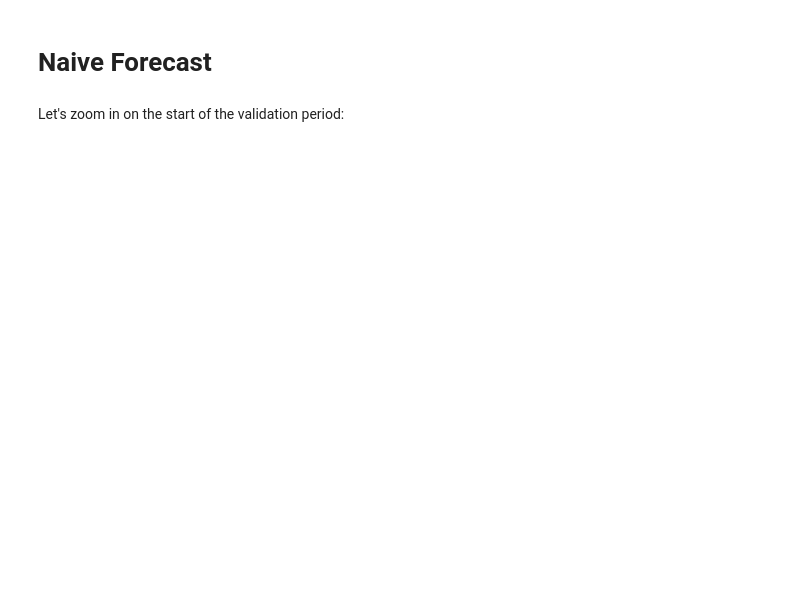
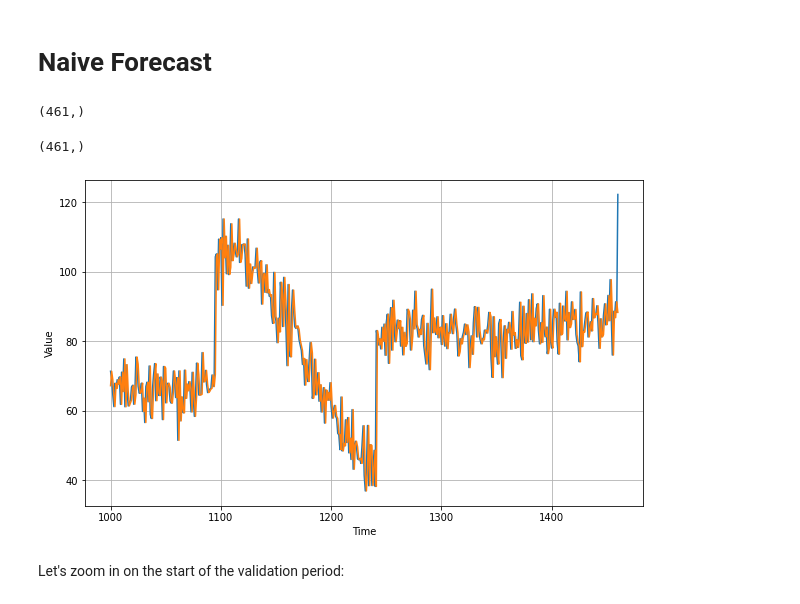
Before and after one commit to AlexNedyalkov/Deep-Learning-Time-Series-Andrew-Ng, a Jupyter notebook: Week_1_Lesson_2_Forecasting_Using_Stat_Methods.ipynb, the cells around one changed output. Drawn from its saved outputs; the diff is of its cells as text; code cells hidden in the pictures; blank space fills up the shorter version.

```diff
--- a/Week_1_Lesson_2_Forecasting_Using_Stat_Methods.ipynb
+++ b/Week_1_Lesson_2_Forecasting_Using_Stat_Methods.ipynb
@@ -76,10 +83,20 @@ plt.show()
 # Naive Forecast
 # %%
 naive_forecast = series[split_time - 1:-1]
+# %%
+naive_forecast.shape
+# %% [output]
+(461,)
+# %%
+x_valid.shape
+# %% [output]
+(461,)
 # %%
 plt.figure(figsize=(10, 6))
-plot_series(time_valid, x_valid)
-plot_series(time_valid, naive_forecast)
+plot_series(time_valid, x_valid, title = "Validation set")
+plot_series(time_valid, naive_forecast, title = "Forecast")
+# %% [output]
+[figure, added]
 # %% [markdown]
 Let's zoom in on the start of the validation period:
 # %%
```
Also changed, not shown: parts of 13 cells of this notebook.
